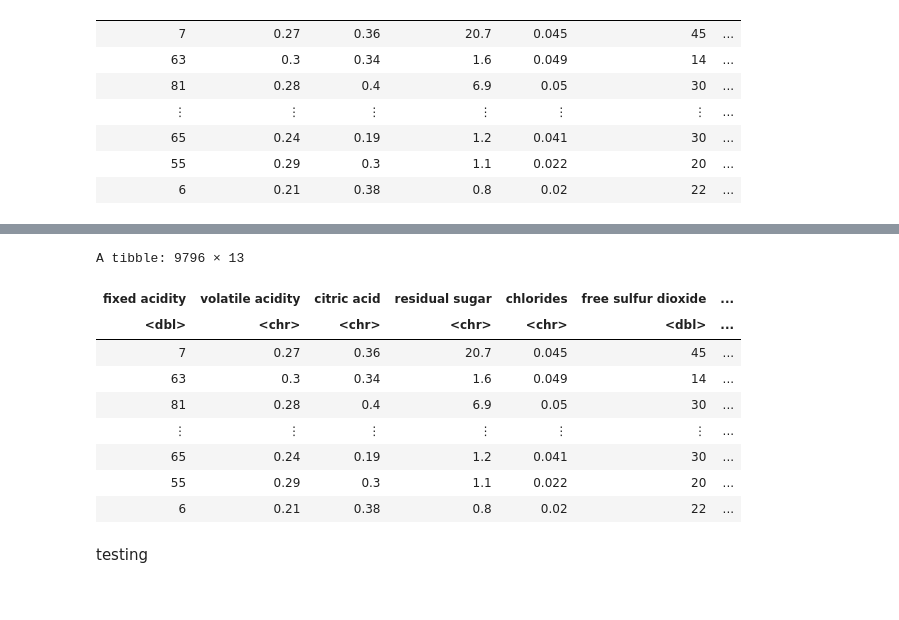
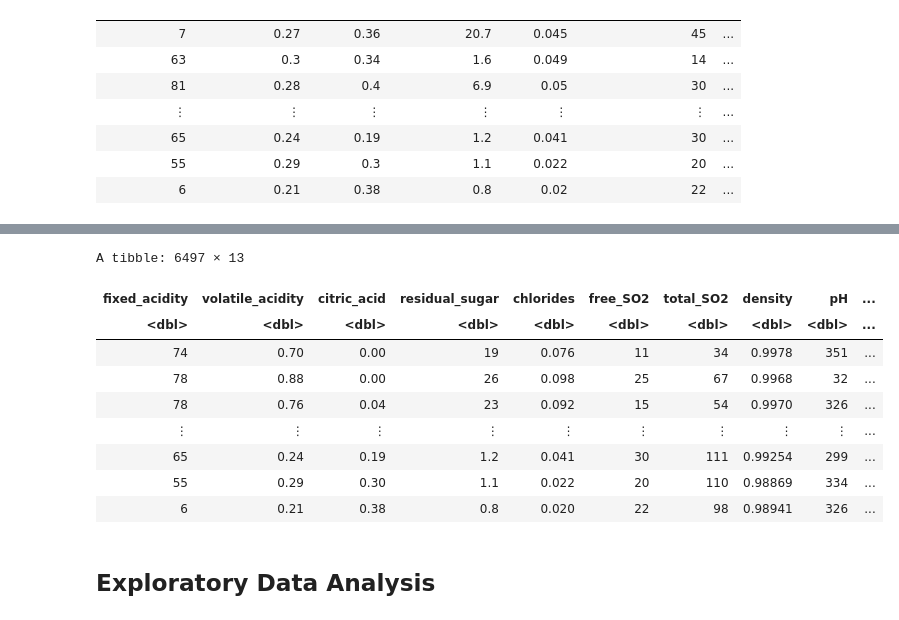
Before and after one commit to Hg422/DSCI100_GroupProject_2022, a Jupyter notebook: Project Proposal Final.ipynb, the cells around one changed output, grey strips where cells are left out. Drawn from its saved outputs; the diff is of its cells as text; code cells hidden in the pictures.

Commit message:
change column names & type + some data analysis

```diff
--- a/Project Proposal Final.ipynb
+++ b/Project Proposal Final.ipynb
@@ -138,16 +142,35 @@ A tibble: 4898 × 13
 # %%
-completedt <- rbind(winequalityRed, winequalityWhite)
+completedt <- rbind(winequalityRed, winequalityWhite) |>
+              setNames(c("fixed_acidity",
+                         "volatile_acidity",
+                         "citric_acid",
+                         "residual_sugar",
+                         "chlorides",
+                         "free_SO2",
+                         "total_SO2",
+                         "density",
+                         "pH",
+                         "sulphates",
+                         "alcohol",
+                         "quality",
+                         "type"))
+completedt$volatile_acidity <- as.numeric(completedt$volatile_acidity)
+completedt$citric_acid <- as.numeric(completedt$citric_acid)
+completedt$residual_sugar <- as.numeric(completedt$residual_sugar)
+completedt$chlorides <- as.numeric(completedt$chlorides)
+completedt$density <- as.numeric(completedt$density)
+completedt$sulphates <- as.numeric(completedt$sulphates)
 completedt
 # %% [output]
-A tibble: 9796 × 13
+A tibble: 6497 × 13
-| fixed acidity | volatile acidity | citric acid | residual sugar | chlorides | free sulfur dioxide | ... |
-| <dbl> | <chr> | <chr> | <chr> | <chr> | <dbl> | ... |
-| 7 | 0.27 | 0.36 | 20.7 | 0.045 | 45 | ... |
-| 63 | 0.3 | 0.34 | 1.6 | 0.049 | 14 | ... |
-| 81 | 0.28 | 0.4 | 6.9 | 0.05 | 30 | ... |
-| ⋮ | ⋮ | ⋮ | ⋮ | ⋮ | ⋮ | ... |
-| 65 | 0.24 | 0.19 | 1.2 | 0.041 | 30 | ... |
-| 55 | 0.29 | 0.3 | 1.1 | 0.022 | 20 | ... |
-| 6 | 0.21 | 0.38 | 0.8 | 0.02 | 22 | ... |
+| fixed_acidity | volatile_acidity | citric_acid | residual_sugar | chlorides | free_SO2 | total_SO2 | density | pH | ... |
+| <dbl> | <dbl> | <dbl> | <dbl> | <dbl> | <dbl> | <dbl> | <dbl> | <dbl> | ... |
+| 74 | 0.70 | 0.00 | 19 | 0.076 | 11 | 34 | 0.9978 | 351 | ... |
+| 78 | 0.88 | 0.00 | 26 | 0.098 | 25 | 67 | 0.9968 | 32 | ... |
+| 78 | 0.76 | 0.04 | 23 | 0.092 | 15 | 54 | 0.9970 | 326 | ... |
+| ⋮ | ⋮ | ⋮ | ⋮ | ⋮ | ⋮ | ⋮ | ⋮ | ⋮ | ... |
+| 65 | 0.24 | 0.19 | 1.2 | 0.041 | 30 | 111 | 0.99254 | 299 | ... |
+| 55 | 0.29 | 0.30 | 1.1 | 0.022 | 20 | 110 | 0.98869 | 334 | ... |
+| 6 | 0.21 | 0.38 | 0.8 | 0.020 | 22 | 98 | 0.98941 | 326 | ... |
 # %% [markdown]
-testing
+## Exploratory Data Analysis
```
Also changed, not shown: parts of 13 cells of this notebook.
